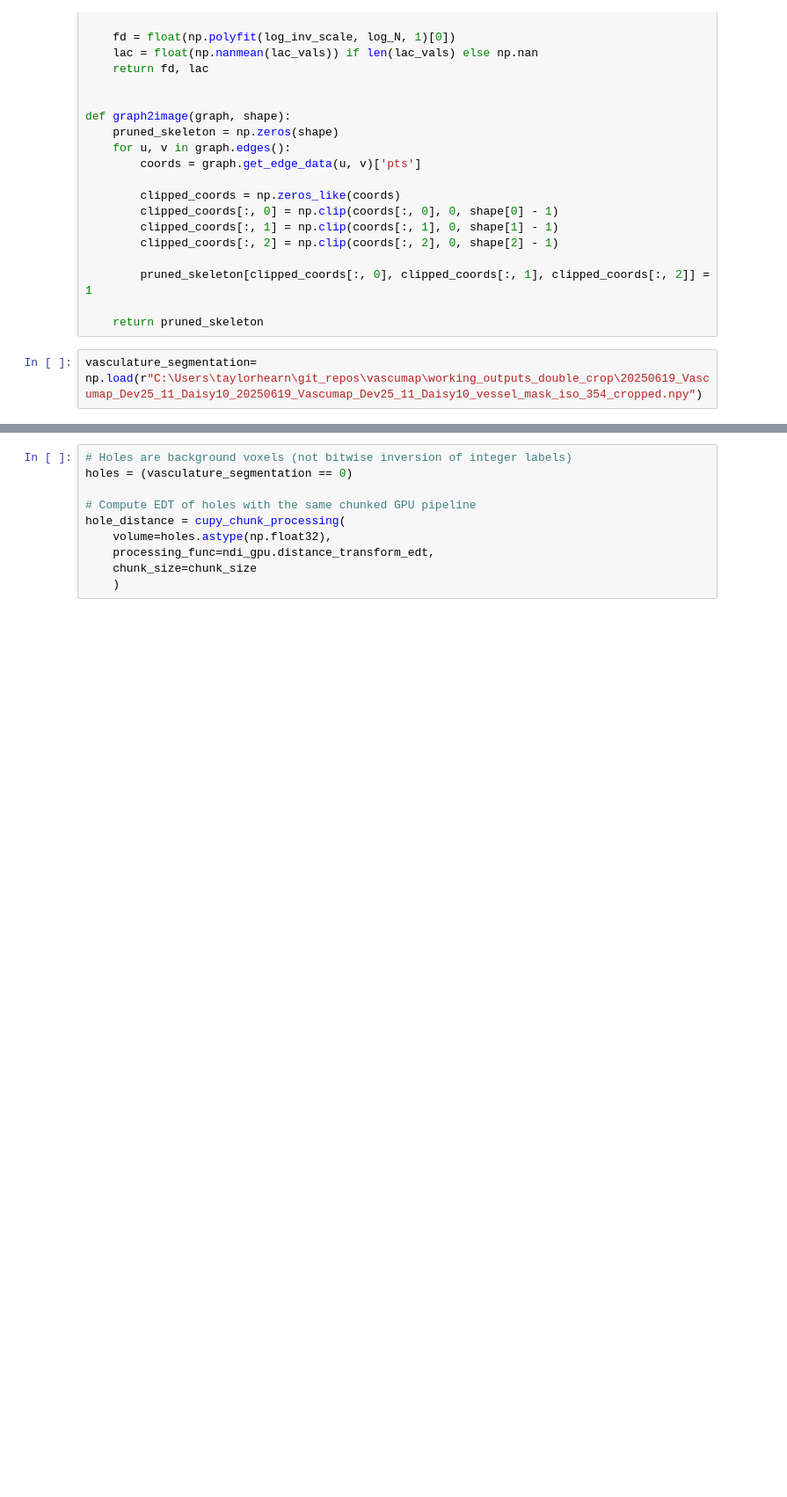
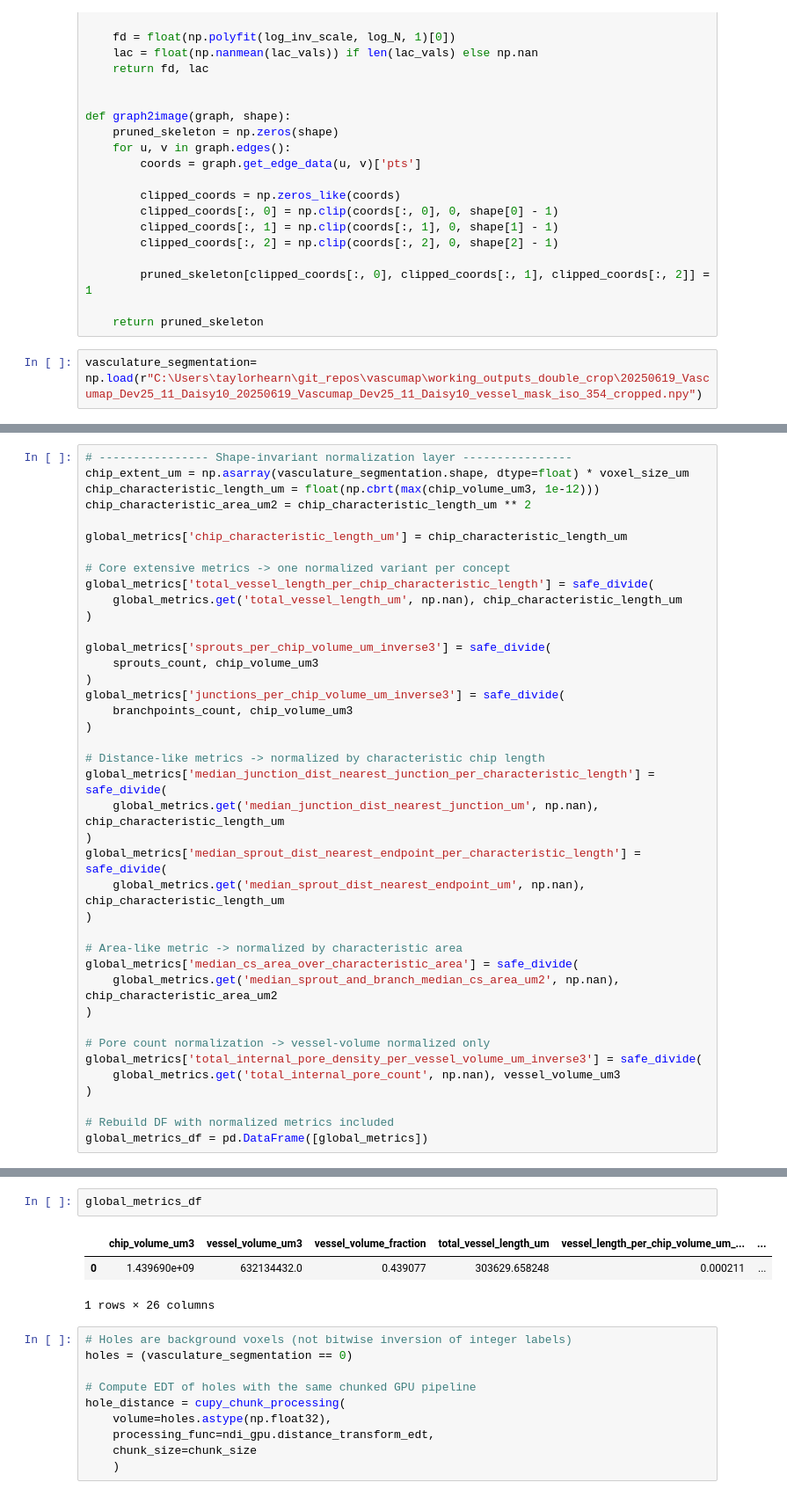
Before and after one commit to isobelth/vascumap, a Jupyter notebook: just_analysis/bel_skeletonisation.ipynb, the cells around one changed output, grey strips where cells are left out. Shown at 88% size. Drawn from its saved outputs; the diff is of its cells as text; blank space fills up the shorter version.

```diff
--- a/just_analysis/bel_skeletonisation.ipynb
+++ b/just_analysis/bel_skeletonisation.ipynb
@@ -556,3 +635,43 @@ if clean_graph.number_of_nodes() > 0 and clean_graph.number_of_edges() > 0:
 global_metrics_df = pd.DataFrame([global_metrics])
+# %%
+# ---------------- Shape-invariant normalization layer ----------------
+chip_extent_um = np.asarray(vasculature_segmentation.shape, dtype=float) * voxel_size_um
+chip_characteristic_length_um = float(np.cbrt(max(chip_volume_um3, 1e-12)))
+chip_characteristic_area_um2 = chip_characteristic_length_um ** 2
+
+global_metrics['chip_characteristic_length_um'] = chip_characteristic_length_um
+
+# Core extensive metrics -> one normalized variant per concept
+global_metrics['total_vessel_length_per_chip_characteristic_length'] = safe_divide(
+    global_metrics.get('total_vessel_length_um', np.nan), chip_characteristic_length_um
+)
+
+global_metrics['sprouts_per_chip_volume_um_inverse3'] = safe_divide(
+    sprouts_count, chip_volume_um3
+)
+global_metrics['junctions_per_chip_volume_um_inverse3'] = safe_divide(
+    branchpoints_count, chip_volume_um3
+)
+
+# Distance-like metrics -> normalized by characteristic chip length
+global_metrics['median_junction_dist_nearest_junction_per_characteristic_length'] = safe_divide(
+    global_metrics.get('median_junction_dist_nearest_junction_um', np.nan), chip_characteristic_length_um
+)
+global_metrics['median_sprout_dist_nearest_endpoint_per_characteristic_length'] = safe_divide(
+    global_metrics.get('median_sprout_dist_nearest_endpoint_um', np.nan), chip_characteristic_length_um
+)
+
+# Area-like metric -> normalized by characteristic area
+global_metrics['median_cs_area_over_characteristic_area'] = safe_divide(
+    global_metrics.get('median_sprout_and_branch_median_cs_area_um2', np.nan), chip_characteristic_area_um2
+)
+
+# Pore count normalization -> vessel-volume normalized only
+global_metrics['total_internal_pore_density_per_vessel_volume_um_inverse3'] = safe_divide(
+    global_metrics.get('total_internal_pore_count', np.nan), vessel_volume_um3
+)
+
+# Rebuild DF with normalized metrics included
+global_metrics_df = pd.DataFrame([global_metrics])
 # %%
 viewer = napari.Viewer(ndisplay=3)
@@ -565,6 +720,12 @@ viewer.add_labels(skeleton_from_graph, name="pruned_graph_skeleton")
 node_pts = np.array([clean_graph.nodes[n]["pts"] for n in clean_graph.nodes()], dtype=float)
 if len(node_pts) > 0:
     viewer.add_points(node_pts, name="graph_nodes")
+# %%
+global_metrics_df
+# %% [output]
+|  | chip_volume_um3 | vessel_volume_um3 | vessel_volume_fraction | total_vessel_length_um | vessel_length_per_chip_volume_um_... | ... |
+| 0 | 1.439690e+09 | 632134432.0 | 0.439077 | 303629.658248 | 0.000211 | ... |
+1 rows × 26 columns
 # %%
 # Holes are background voxels (not bitwise inversion of integer labels)
 holes = (vasculature_segmentation == 0)
```
Also changed, not shown: parts of 5 cells of this notebook, 1 other file.
